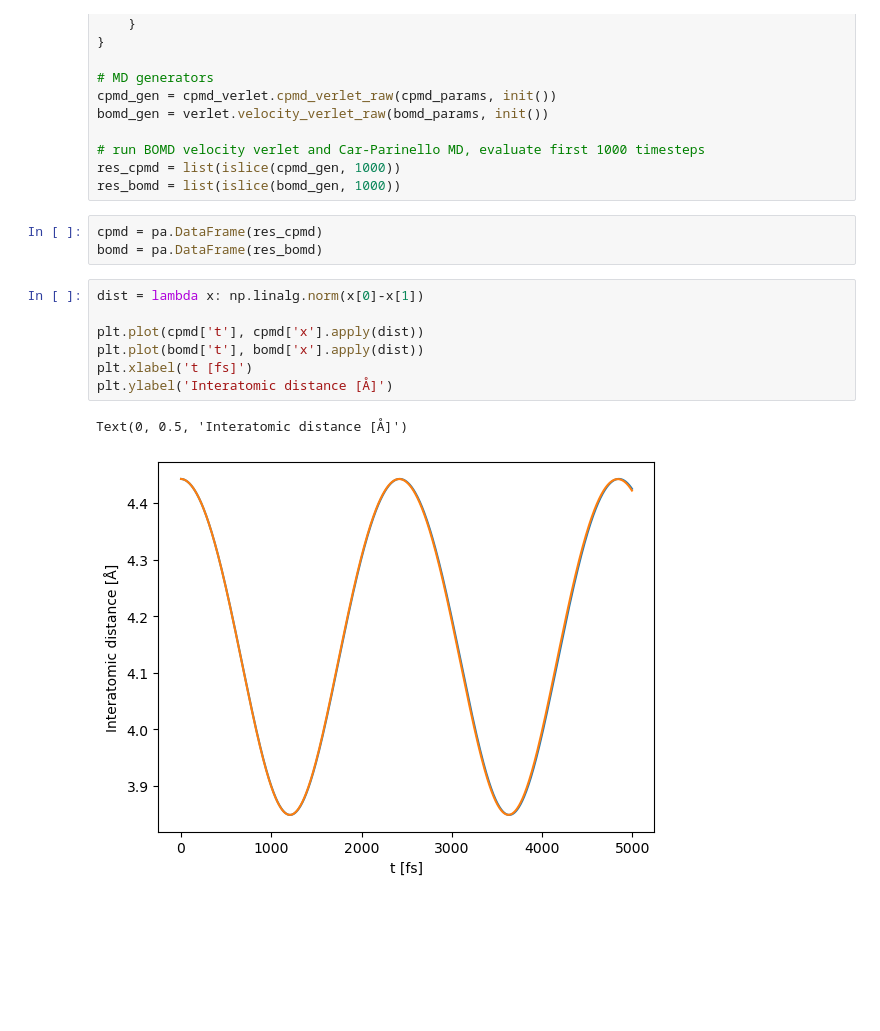
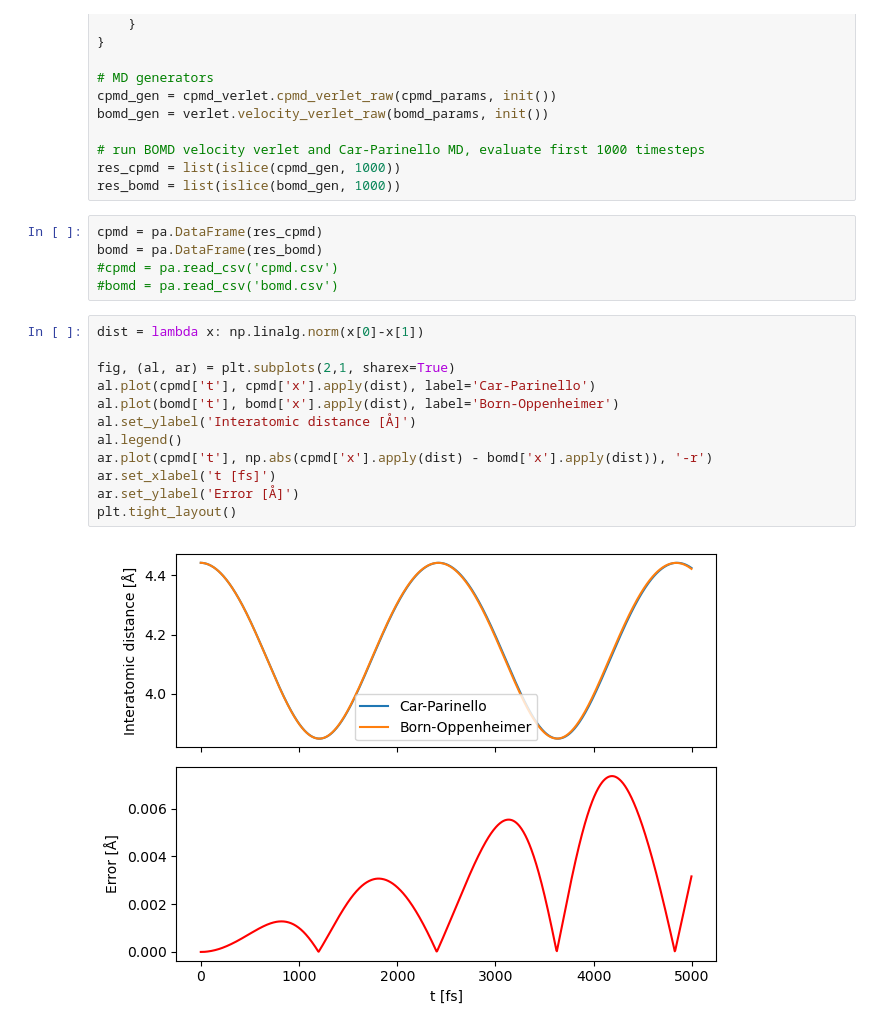
Before and after one commit to simonpintarelli/sirius-md-demo, a Jupyter notebook: two_si.ipynb, the cells around one changed output. Cells and saved outputs as stored; diff of their text form; blank space fills up the shorter version.

```diff
--- a/two_si.ipynb
+++ b/two_si.ipynb
@@ -74,13 +78,19 @@ res_bomd = list(islice(bomd_gen, 1000))
 # %%
 cpmd = pa.DataFrame(res_cpmd)
 bomd = pa.DataFrame(res_bomd)
+#cpmd = pa.read_csv('cpmd.csv')
+#bomd = pa.read_csv('bomd.csv')
 # %%
 dist = lambda x: np.linalg.norm(x[0]-x[1])
 
-plt.plot(cpmd['t'], cpmd['x'].apply(dist))
-plt.plot(bomd['t'], bomd['x'].apply(dist))
-plt.xlabel('t [fs]')
-plt.ylabel('Interatomic distance [Å]')
+fig, (al, ar) = plt.subplots(2,1, sharex=True)
+al.plot(cpmd['t'], cpmd['x'].apply(dist), label='Car-Parinello')
+al.plot(bomd['t'], bomd['x'].apply(dist), label='Born-Oppenheimer')
+al.set_ylabel('Interatomic distance [Å]')
+al.legend()
+ar.plot(cpmd['t'], np.abs(cpmd['x'].apply(dist) - bomd['x'].apply(dist)), '-r')
+ar.set_xlabel('t [fs]')
+ar.set_ylabel('Error [Å]')
+plt.tight_layout()
 # %% [output]
-Text(0, 0.5, 'Interatomic distance [Å]')
-[figure, old version]
+[figure, new version]
```
Also changed, not shown: parts of 3 cells of this notebook, 2 other files.
